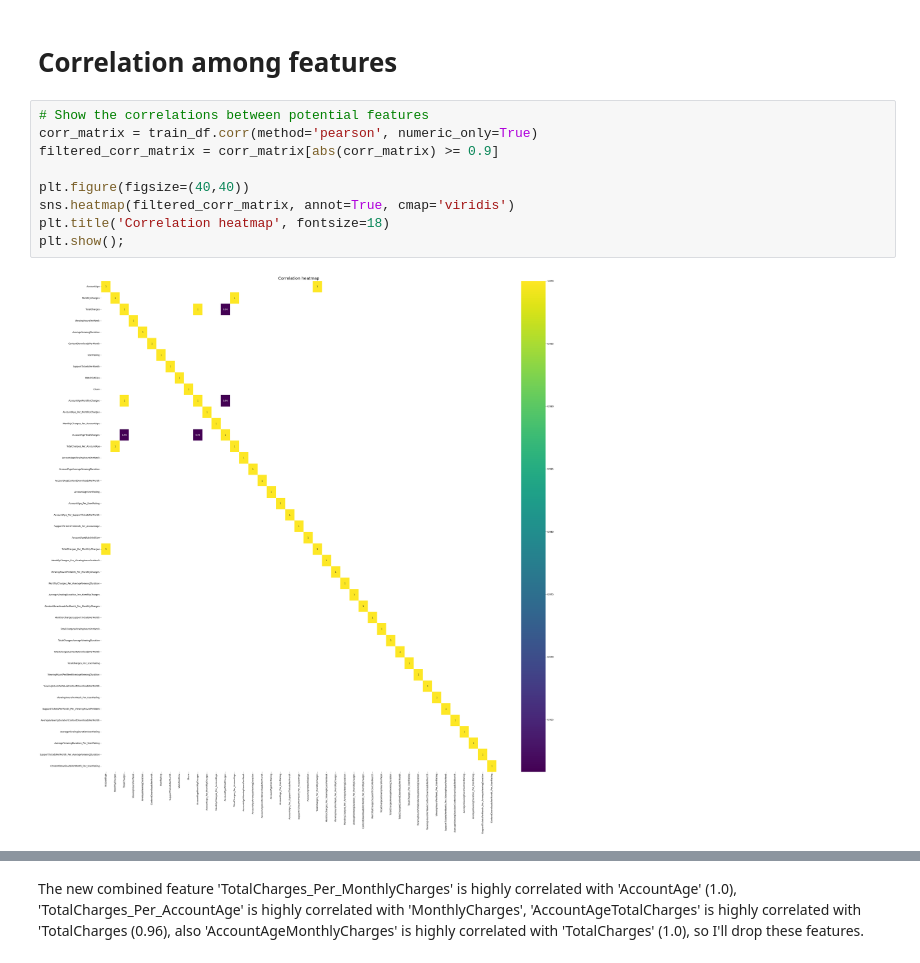
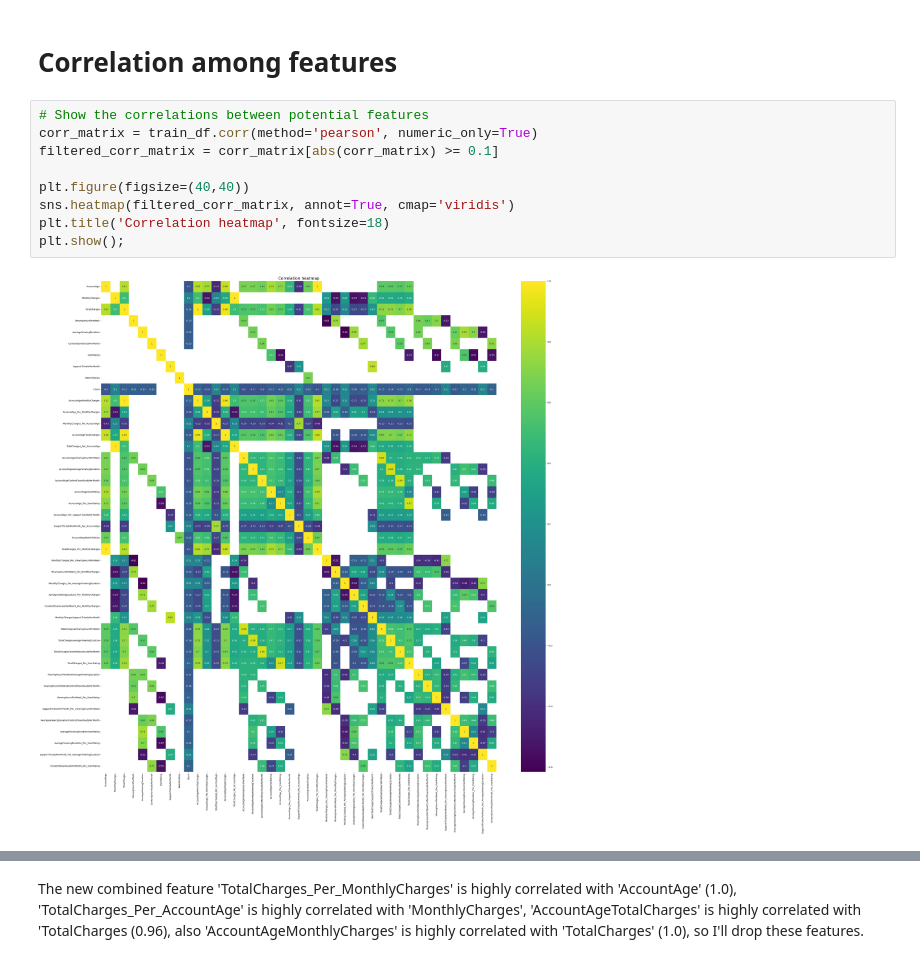
Before and after one commit to aleksandarosmanli/Video-Streaming-Churn-Prediction-Project, a Jupyter notebook: Jupyter notebooks/ChurnPrediction122024.ipynb, the cells around one changed output, grey strips where cells are left out. Saved outputs shown, nothing was run; the diff lists cells and outputs as text.

```diff
--- a/Jupyter notebooks/ChurnPrediction122024.ipynb
+++ b/Jupyter notebooks/ChurnPrediction122024.ipynb
@@ -700,12 +706,12 @@ plt.show()
 # %%
 # Show the correlations between potential features
 corr_matrix = train_df.corr(method='pearson', numeric_only=True)
-filtered_corr_matrix = corr_matrix[abs(corr_matrix) >= 0.9]
+filtered_corr_matrix = corr_matrix[abs(corr_matrix) >= 0.1]
 
 plt.figure(figsize=(40,40))
 sns.heatmap(filtered_corr_matrix, annot=True, cmap='viridis')
 plt.title('Correlation heatmap', fontsize=18)
 plt.show();
 # %% [output]
-[figure, old version]
+[figure, new version]
 # %%
```
Also changed, not shown: parts of 17 cells of this notebook.
